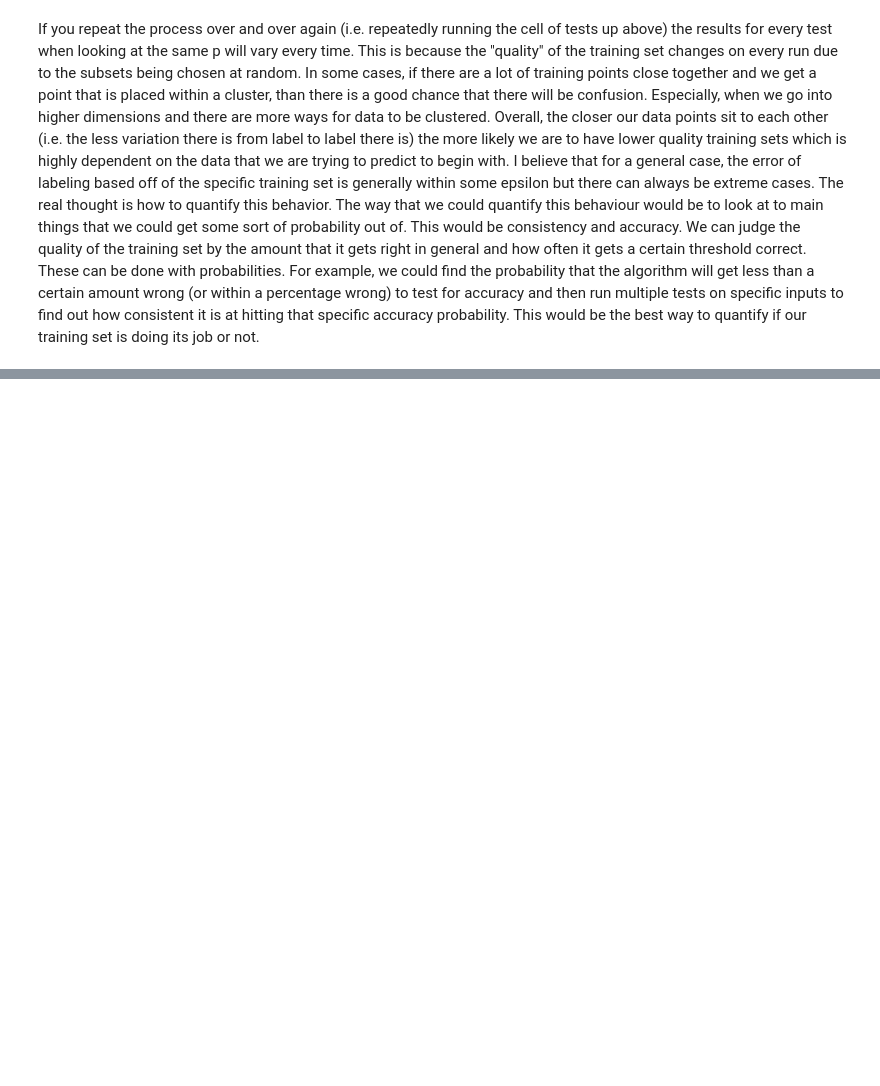
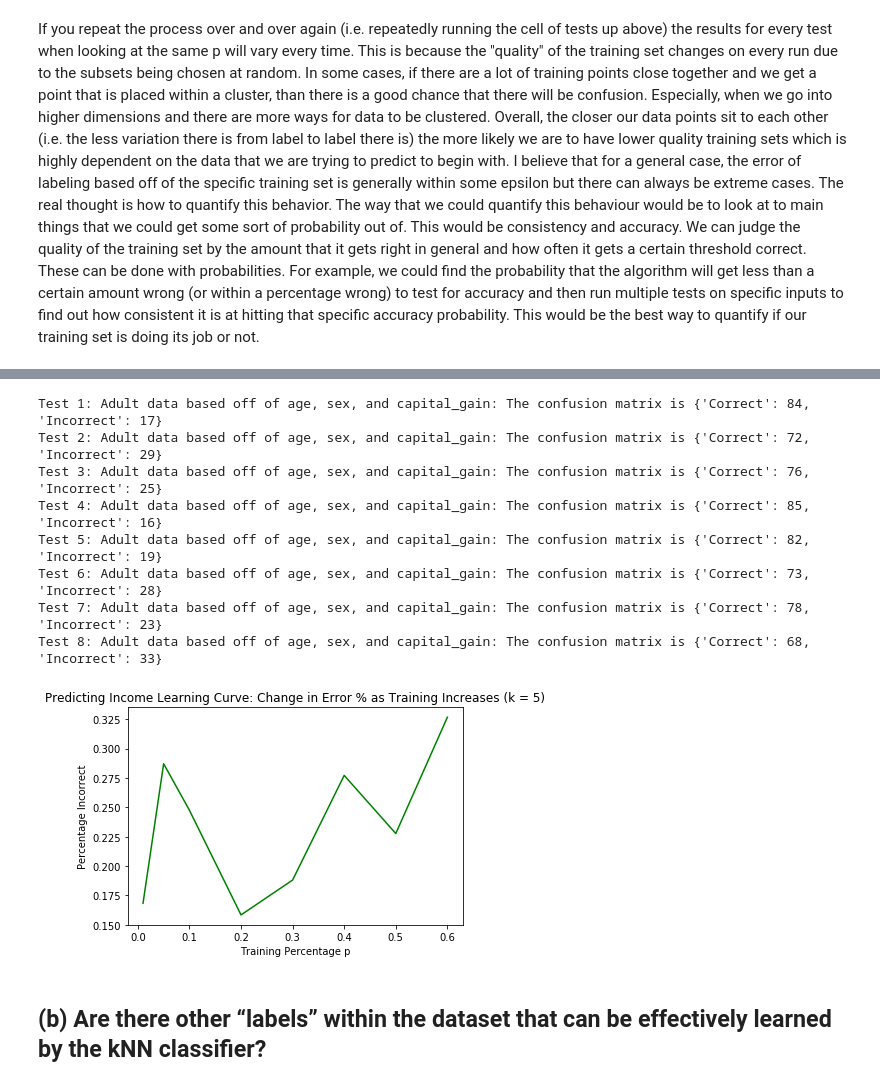
Before and after one commit to spa542/COSC311, a Jupyter notebook: Lab6/Lab6.ipynb, the cells around one changed output, grey strips where cells are left out. Drawn from its saved outputs; the diff is of its cells as text; code cells hidden in the pictures; blank space fills up the shorter version.

```diff
--- a/Lab6/Lab6.ipynb
+++ b/Lab6/Lab6.ipynb
@@ -354,0 +427,51 @@ If you repeat the process over and over again (i.e. repeatedly running the cell
+# %%
+# fix_sex Function => Creates unique values for each sex in the dataframe and returns the new dataframe
+def fix_sex(dataframe):
+    #dataframe['sex'] = dataframe['sex'].replace(['Male', 'Female'], [0, 1])
+    dataframe.loc[(dataframe.sex == 'Male'), 'sex'] = 0
+    dataframe.loc[(dataframe.sex == 'Female'), 'sex'] = 1
+    return dataframe
+# %%
+# Test 2
+sub_data_2 = adult_data[['age', 'sex', 'capital_gain', 'income']]
+sub_data_2 = fix_sex(sub_data_2)
+
+# Set the training percentage values and the corresponding incorrect percentages
+train_percentage = [.01, .05, .1, .2, .3, .4, .5, .6]
+incorrect_percentage = [0, 0, 0, 0, 0, 0, 0, 0]
+# Run the algorithm for each value of p
+for index,tp in enumerate(train_percentage):
+
+    tlist, plist = split_sets_adult(sub_data_2, tp)
+
+    adult_knn = KNN(5)
+    adult_knn.train(tlist)
+    conf_mat = {"Correct": 0, "Incorrect": 0}
+    for ind,i in enumerate(plist):
+        if ind > 100:
+            break
+        check = adult_knn.predict(i[0])
+        if check == i[1]:
+            conf_mat["Correct"] += 1
+        else:
+            conf_mat["Incorrect"] += 1
+    print(f'Test {index + 1}: Adult data based off of age, sex, and capital_gain: The confusion matrix is {conf_mat}')
+    incorrect_percentage[index] = conf_mat["Incorrect"] / (conf_mat["Correct"] + conf_mat["Incorrect"])
+
+plt.plot(train_percentage, incorrect_percentage, color='green')
+plt.title('Predicting Income Learning Curve: Change in Error % as Training Increases (k = 5)')
+plt.xlabel('Training Percentage p')
+plt.ylabel('Percentage Incorrect')
+plt.show()
+# %% [output]
+Test 1: Adult data based off of age, sex, and capital_gain: The confusion matrix is {'Correct': 84, 'Incorrect': 17}
+Test 2: Adult data based off of age, sex, and capital_gain: The confusion matrix is {'Correct': 72, 'Incorrect': 29}
+Test 3: Adult data based off of age, sex, and capital_gain: The confusion matrix is {'Correct': 76, 'Incorrect': 25}
+Test 4: Adult data based off of age, sex, and capital_gain: The confusion matrix is {'Correct': 85, 'Incorrect': 16}
+Test 5: Adult data based off of age, sex, and capital_gain: The confusion matrix is {'Correct': 82, 'Incorrect': 19}
+Test 6: Adult data based off of age, sex, and capital_gain: The confusion matrix is {'Correct': 73, 'Incorrect': 28}
+Test 7: Adult data based off of age, sex, and capital_gain: The confusion matrix is {'Correct': 78, 'Incorrect': 23}
+Test 8: Adult data based off of age, sex, and capital_gain: The confusion matrix is {'Correct': 68, 'Incorrect': 33}
+[figure, added]
+# %% [markdown]
+## (b)  Are there other “labels” within the dataset that can be effectively learned by the kNN classifier?
```
Also changed, not shown: parts of 11 cells of this notebook.
